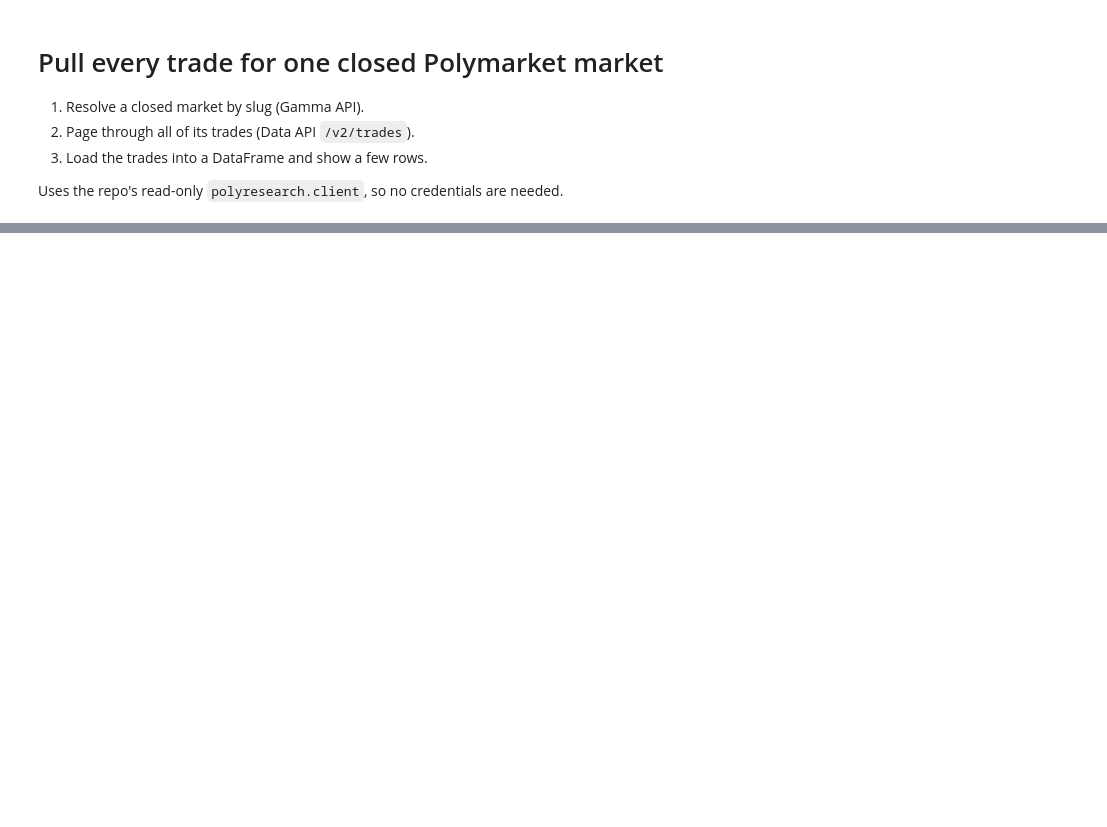
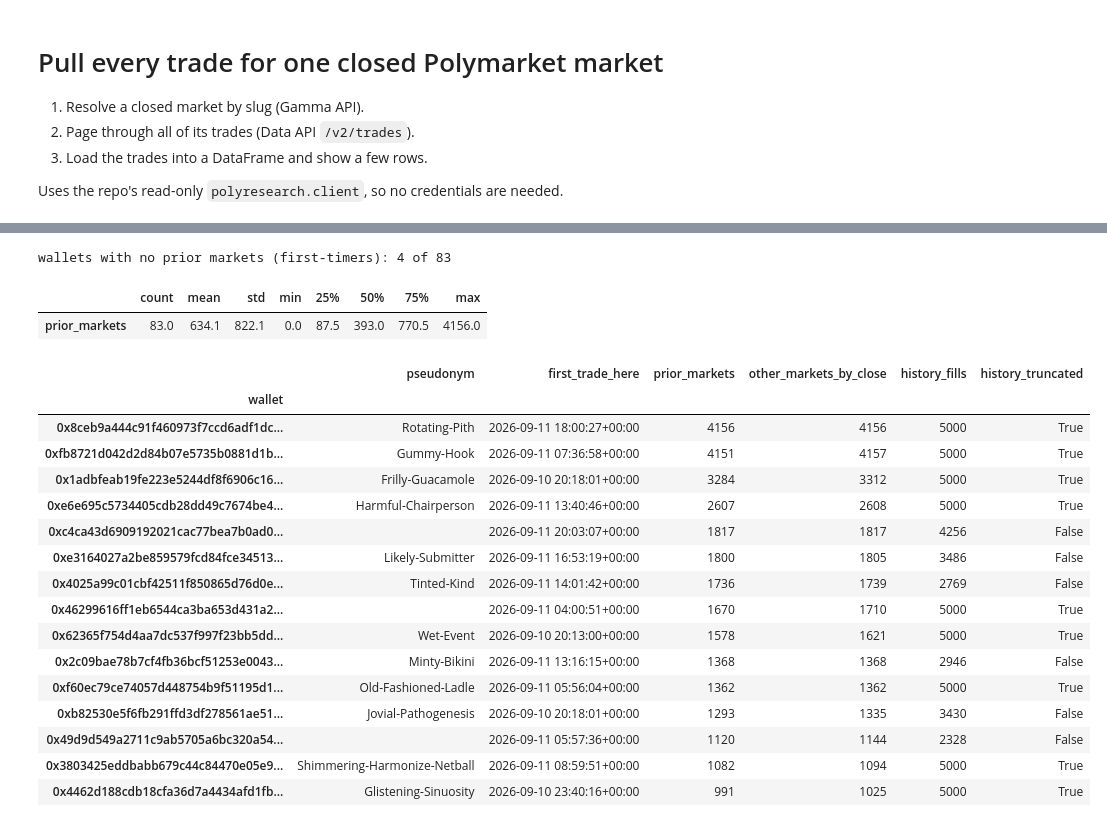
Before and after one commit to tientnc/HackTheBruh, a Jupyter notebook: notebooks/exploration.ipynb, the cells around one changed output, grey strips where cells are left out. Cells and saved outputs as stored; diff of their text form; code cells hidden in the pictures; blank space fills up the shorter version.

```diff
--- a/notebooks/exploration.ipynb
+++ b/notebooks/exploration.ipynb
@@ -20,8 +23,8 @@ from polyresearch.client import Client, GAMMA, pages
 
 client = Client()
 # %%
-# A closed market: Hornets vs Wizards, Oct 30 2026, total points over/under 219.5
-SLUG = "nba-cha-was-2026-10-30-total-219pt5"
+# A closed finance market: S&P 500 (SPX) Up or Down on September 11, 2026 (resolved Up)
+SLUG = "spx-up-or-down-on-september-11-2026"
 
 # Gamma hides closed markets from slug lookups unless closed=True is passed
 (market,) = client.get(GAMMA, "/markets", slug=SLUG, closed=True)
@@ -95,0 +308,48 @@ unique wallets: 88
+# %%
+cid = market["conditionId"]
+legs = all_legs.assign(wallet=all_legs["proxy_wallet"].str.lower())
+first_here = legs.groupby("wallet")["timestamp"].min()
+pseudonyms = legs.groupby("wallet")["pseudonym"].first()
+
+records = []
+for wallet, hist in wallet_history.items():
+    h = pd.DataFrame(hist, columns=["condition_id", "timestamp"])
+    h = h[h["timestamp"] < close_ts]          # enforce the end filter locally too
+    other = h[h["condition_id"] != cid]
+    records.append({
+        "wallet": wallet,
+        "pseudonym": pseudonyms[wallet],
+        "first_trade_here": pd.to_datetime(first_here[wallet], unit="s", utc=True),
+        "prior_markets": other.loc[other["timestamp"] < first_here[wallet], "condition_id"].nunique(),
+        "other_markets_by_close": other["condition_id"].nunique(),
+        "history_fills": len(h),
+        "history_truncated": wallet_truncated[wallet],
+    })
+
+wallet_markets = (pd.DataFrame(records).set_index("wallet")
+                  .sort_values("prior_markets", ascending=False))
+
+print(f"wallets with no prior markets (first-timers): {(wallet_markets['prior_markets'] == 0).sum()} of {len(wallet_markets)}")
+display(wallet_markets["prior_markets"].describe().round(1).to_frame().T)
+wallet_markets.head(15)
+# %% [output]
+wallets with no prior markets (first-timers): 4 of 83
+|  | count | mean | std | min | 25% | 50% | 75% | max |
+| prior_markets | 83.0 | 634.1 | 822.1 | 0.0 | 87.5 | 393.0 | 770.5 | 4156.0 |
+|  | pseudonym | first_trade_here | prior_markets | other_markets_by_close | history_fills | history_truncated |
+| wallet |  |  |  |  |  |  |
+| 0x8ceb9a444c91f460973f7ccd6adf1dc... | Rotating-Pith | 2026-09-11 18:00:27+00:00 | 4156 | 4156 | 5000 | True |
+| 0xfb8721d042d2d84b07e5735b0881d1b... | Gummy-Hook | 2026-09-11 07:36:58+00:00 | 4151 | 4157 | 5000 | True |
+| 0x1adbfeab19fe223e5244df8f6906c16... | Frilly-Guacamole | 2026-09-10 20:18:01+00:00 | 3284 | 3312 | 5000 | True |
+| 0xe6e695c5734405cdb28dd49c7674be4... | Harmful-Chairperson | 2026-09-11 13:40:46+00:00 | 2607 | 2608 | 5000 | True |
+| 0xc4ca43d6909192021cac77bea7b0ad0... |  | 2026-09-11 20:03:07+00:00 | 1817 | 1817 | 4256 | False |
+| 0xe3164027a2be859579fcd84fce34513... | Likely-Submitter | 2026-09-11 16:53:19+00:00 | 1800 | 1805 | 3486 | False |
+| 0x4025a99c01cbf42511f850865d76d0e... | Tinted-Kind | 2026-09-11 14:01:42+00:00 | 1736 | 1739 | 2769 | False |
+| 0x46299616ff1eb6544ca3ba653d431a2... |  | 2026-09-11 04:00:51+00:00 | 1670 | 1710 | 5000 | True |
+| 0x62365f754d4aa7dc537f997f23bb5dd... | Wet-Event | 2026-09-10 20:13:00+00:00 | 1578 | 1621 | 5000 | True |
+| 0x2c09bae78b7cf4fb36bcf51253e0043... | Minty-Bikini | 2026-09-11 13:16:15+00:00 | 1368 | 1368 | 2946 | False |
+| 0xf60ec79ce74057d448754b9f51195d1... | Old-Fashioned-Ladle | 2026-09-11 05:56:04+00:00 | 1362 | 1362 | 5000 | True |
+| 0xb82530e5f6fb291ffd3df278561ae51... | Jovial-Pathogenesis | 2026-09-10 20:18:01+00:00 | 1293 | 1335 | 3430 | False |
+| 0x49d9d549a2711c9ab5705a6bc320a54... |  | 2026-09-11 05:57:36+00:00 | 1120 | 1144 | 2328 | False |
+| 0x3803425eddbabb679c44c84470e05e9... | Shimmering-Harmonize-Netball | 2026-09-11 08:59:51+00:00 | 1082 | 1094 | 5000 | True |
+| 0x4462d188cdb18cfa36d7a4434afd1fb... | Glistening-Sinuosity | 2026-09-10 23:40:16+00:00 | 991 | 1025 | 5000 | True |
```
Also changed, not shown: parts of 15 cells of this notebook, 1 other file.
